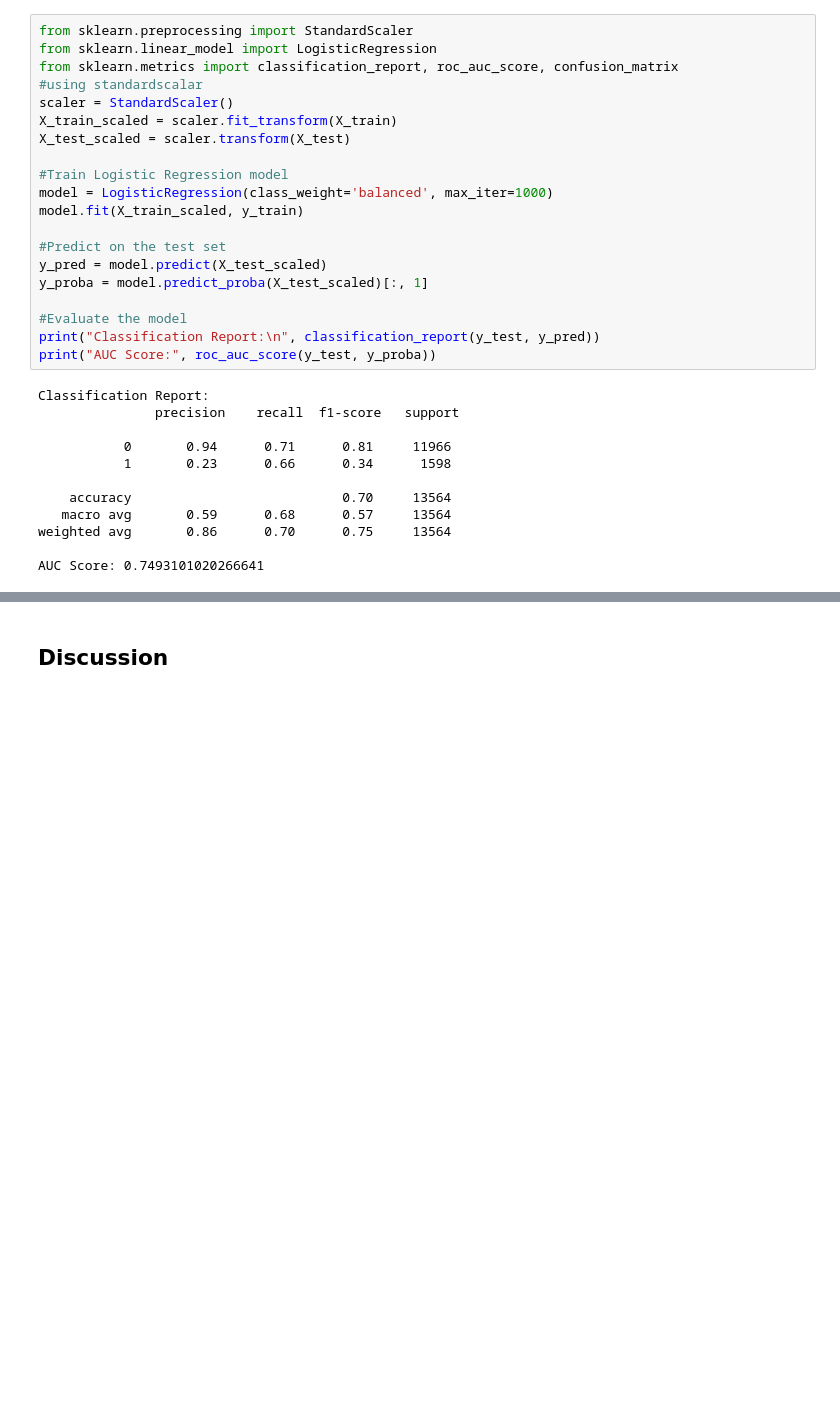
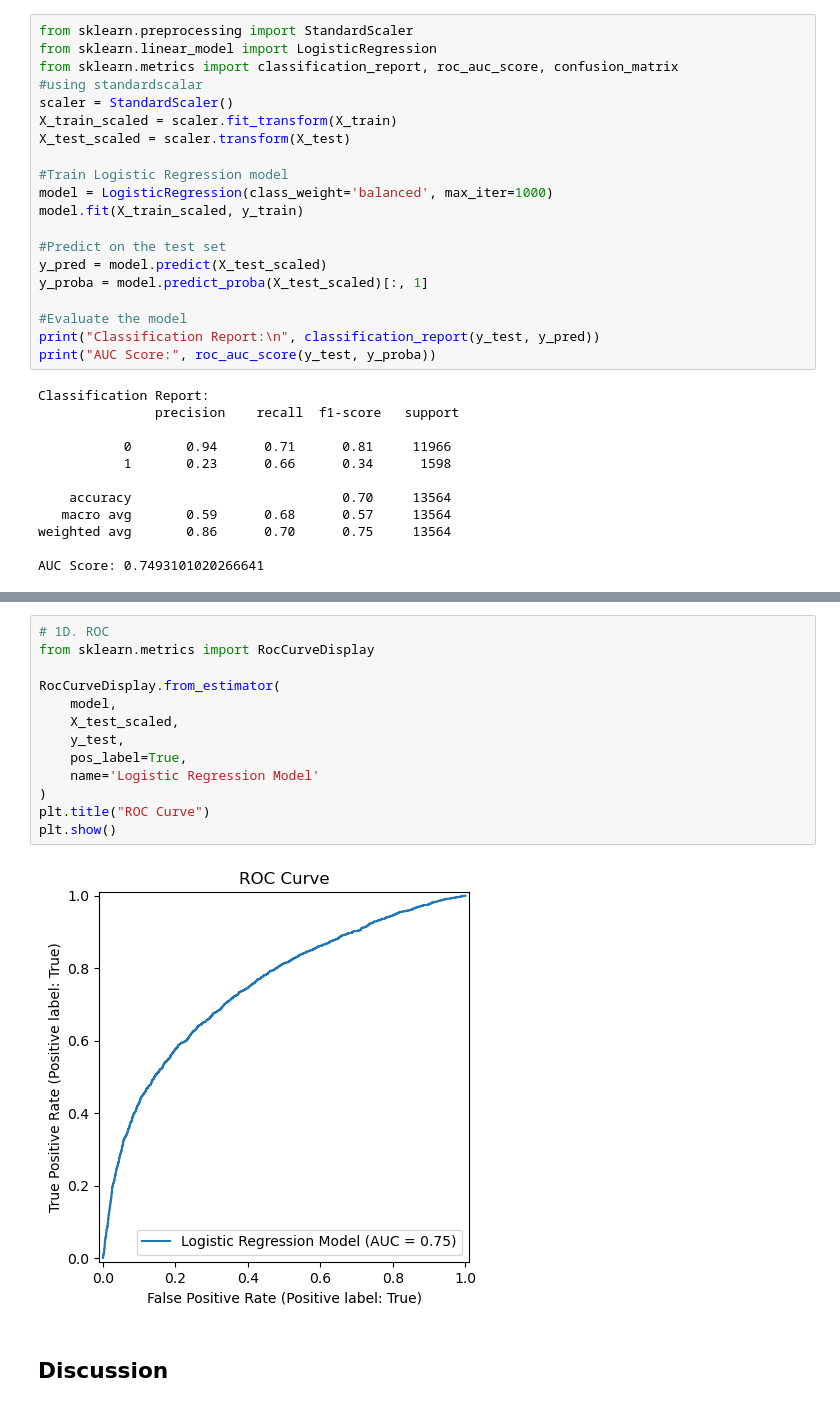
Before and after one commit to UBC-MDS/customer-term-deposits-predictor, a Jupyter notebook: analysis/analysis.ipynb, the cells around one changed output, grey strips where cells are left out. Drawn from its saved outputs; the diff is of its cells as text; blank space fills up the shorter version.

```diff
--- a/analysis/analysis.ipynb
+++ b/analysis/analysis.ipynb
@@ -315,3 +345,18 @@ AUC Score: 0.7493101020266641
+# %%
+# 1D. ROC
+from sklearn.metrics import RocCurveDisplay
+
+RocCurveDisplay.from_estimator(
+    model,
+    X_test_scaled,
+    y_test,
+    pos_label=True,
+    name='Logistic Regression Model'
+)
+plt.title("ROC Curve")
+plt.show()
+# %% [output]
+[figure, added]
 # %% [markdown]
 ## Discussion
 # %% [markdown]
```
Also changed, not shown: parts of 2 cells of this notebook.
